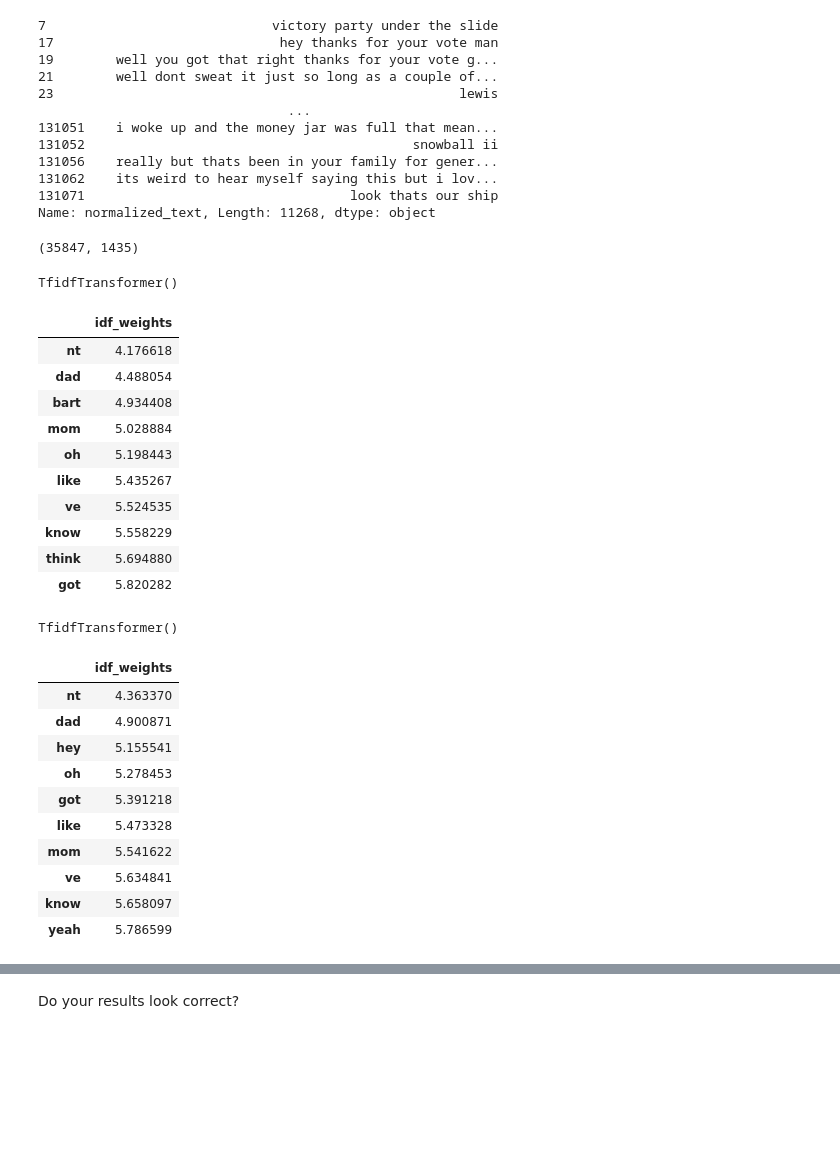
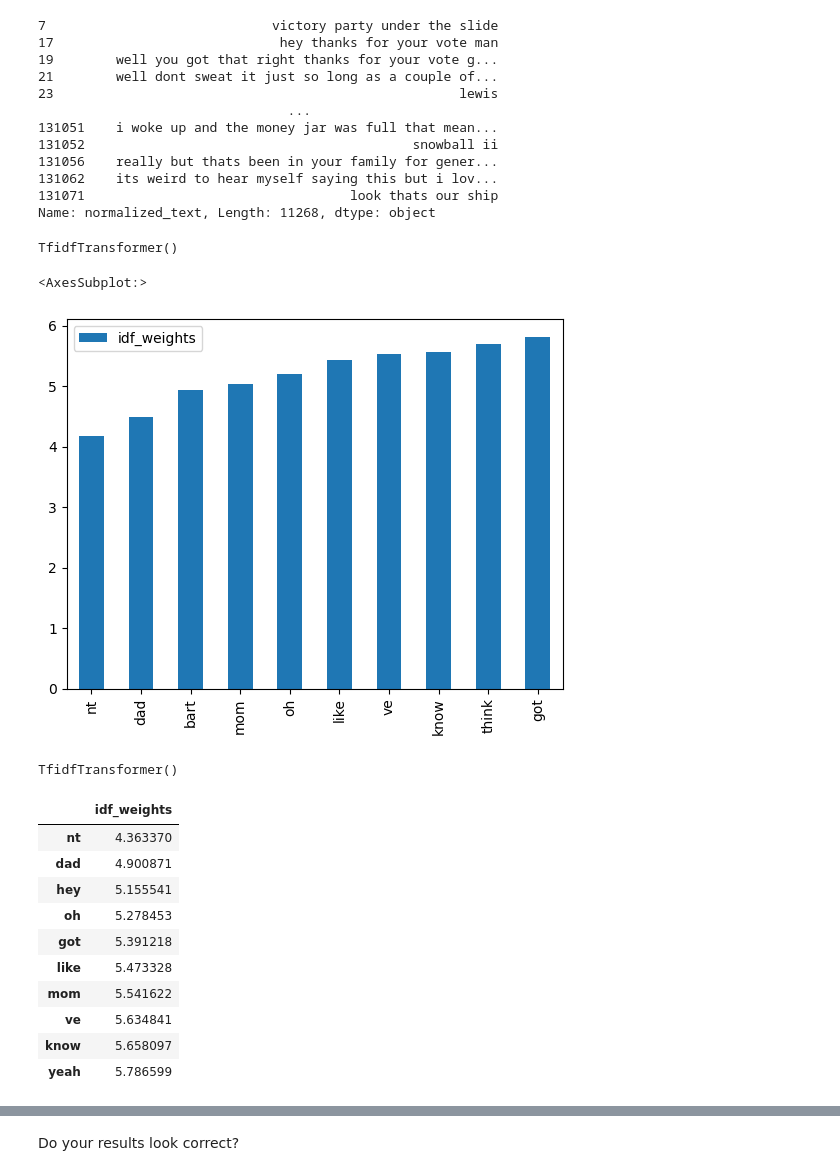
Before and after one commit to gerbklee/Text-Analytics-Assignments, a Jupyter notebook: 2. Assignment/DSTA_assignment_2.ipynb, the cells around one changed output, grey strips where cells are left out. Drawn from its saved outputs; the diff is of its cells as text; code cells hidden in the pictures; blank space fills up the shorter version.

```diff
--- a/2. Assignment/DSTA_assignment_2.ipynb
+++ b/2. Assignment/DSTA_assignment_2.ipynb
@@ -386,11 +423,6 @@ cvb=CountVectorizer()
 # this steps generates word counts for the words in your docs
 word_count_vector_lisa=cvl.fit_transform(Lisa_List)
 word_count_vector_bart=cvb.fit_transform(Bart_List)
-# %%
-
-word_count_vector_bart.shape
-# %% [output]
-(35847, 1435)
 # %%
 tfidf_transformer_lisa=TfidfTransformer(smooth_idf=True,use_idf=True)
 tfidf_transformer_lisa.fit(word_count_vector_lisa)
@@ -400,19 +432,12 @@ TfidfTransformer()
 # print idf values
 df_idf = pd.DataFrame(tfidf_transformer_lisa.idf_, index=cvl.get_feature_names(),columns=["idf_weights"])
 # sort ascending
-df_idf.sort_values(by=['idf_weights']).head(10)
+lisa_frequency = df_idf.sort_values(by=['idf_weights']).head(10)
-# %% [output]
-|  | idf_weights |
-| nt | 4.176618 |
-| dad | 4.488054 |
-| bart | 4.934408 |
-| mom | 5.028884 |
-| oh | 5.198443 |
-| like | 5.435267 |
-| ve | 5.524535 |
-| know | 5.558229 |
-| think | 5.694880 |
-| got | 5.820282 |
+# %%
+lisa_frequency.plot(kind ="bar")
+# %% [output]
+<AxesSubplot:>
+[figure, added]
 # %%
 tfidf_transformer_bart=TfidfTransformer(smooth_idf=True,use_idf=True)
 tfidf_transformer_bart.fit(word_count_vector_bart)
@@ -422,16 +447,18 @@ TfidfTransformer()
 # print idf values
 df_idf = pd.DataFrame(tfidf_transformer_bart.idf_, index=cvb.get_feature_names(),columns=["idf_weights"])
 # sort ascending
-df_idf.sort_values(by=['idf_weights']).head(10)
+bart_frequency = df_idf.sort_values(by=['idf_weights']).head(10)
-# %% [output]
-|  | idf_weights |
-| nt | 4.363370 |
-| dad | 4.900871 |
-| hey | 5.155541 |
-| oh | 5.278453 |
-| got | 5.391218 |
-| like | 5.473328 |
-| mom | 5.541622 |
-| ve | 5.634841 |
-| know | 5.658097 |
-| yeah | 5.786599 |
+# %%
+bart_frequency
+# %% [output]
+|  | idf_weights |
+| nt | 4.363370 |
+| dad | 4.900871 |
+| hey | 5.155541 |
+| oh | 5.278453 |
+| got | 5.391218 |
+| like | 5.473328 |
+| mom | 5.541622 |
+| ve | 5.634841 |
+| know | 5.658097 |
+| yeah | 5.786599 |
```
Also changed, not shown: parts of 22 cells of this notebook.
